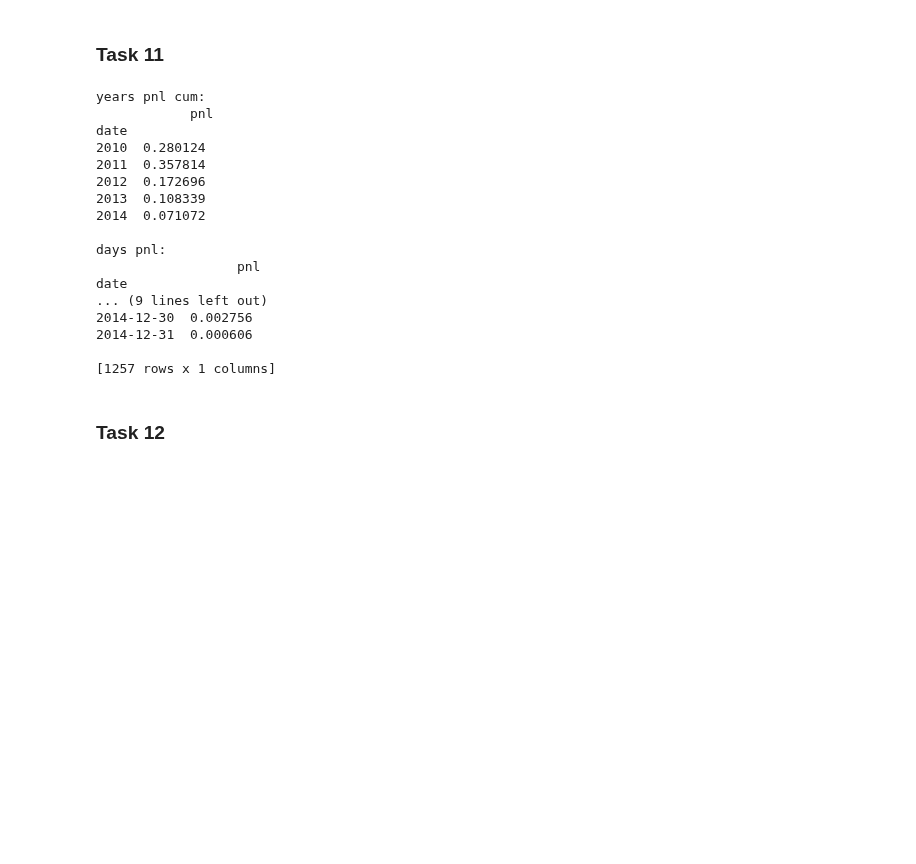
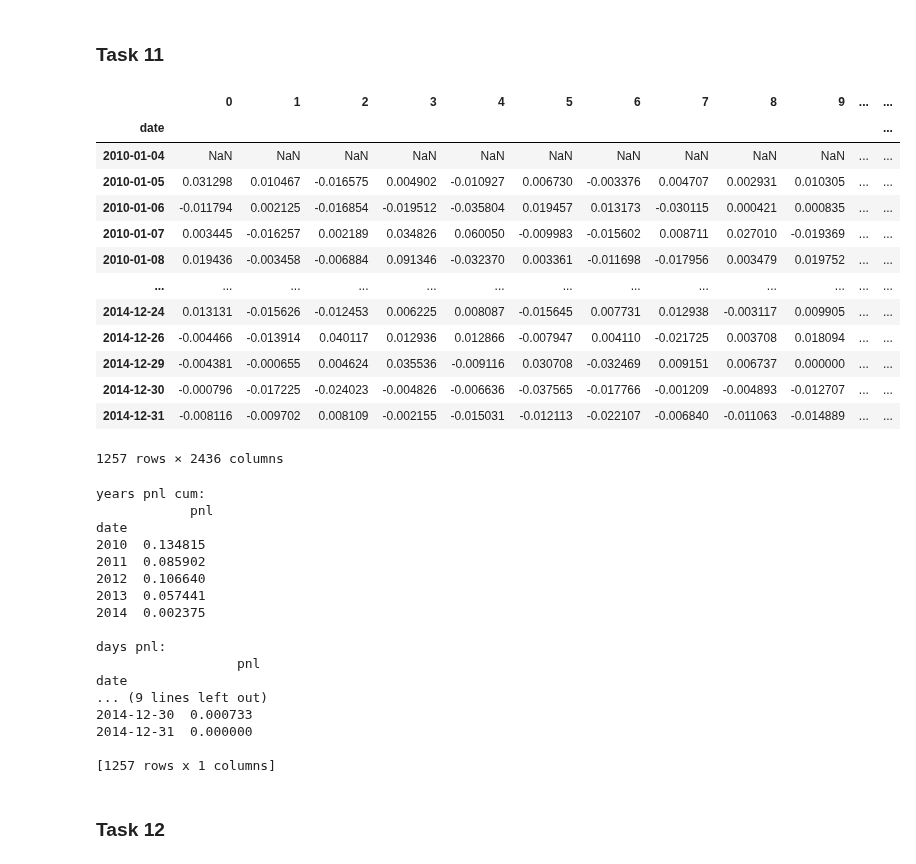
Before and after one commit to ChingisBadmaev/sirius_university, a Jupyter notebook: finding_alphas/task_list_1/main.ipynb, the cells around one changed output. Saved outputs shown, nothing was run; the diff lists cells and outputs as text; code cells hidden in the pictures; blank space fills up the shorter version.

```diff
--- a/finding_alphas/task_list_1/main.ipynb
+++ b/finding_alphas/task_list_1/main.ipynb
@@ -262,5 +305,22 @@ def get_returns_for_pnl(data):
 # %%
 data_returns = get_returns(data)
 data_returns.to_csv('../data/data_returns.csv')
+# %%
+get_returns(data)
+# %% [output]
+|  | 0 | 1 | 2 | 3 | 4 | 5 | 6 | 7 | 8 | 9 | ... | ... |
+| date |  |  |  |  |  |  |  |  |  |  |  | ... |
+| 2010-01-04 | NaN | NaN | NaN | NaN | NaN | NaN | NaN | NaN | NaN | NaN | ... | ... |
+| 2010-01-05 | 0.031298 | 0.010467 | -0.016575 | 0.004902 | -0.010927 | 0.006730 | -0.003376 | 0.004707 | 0.002931 | 0.010305 | ... | ... |
+| 2010-01-06 | -0.011794 | 0.002125 | -0.016854 | -0.019512 | -0.035804 | 0.019457 | 0.013173 | -0.030115 | 0.000421 | 0.000835 | ... | ... |
+| 2010-01-07 | 0.003445 | -0.016257 | 0.002189 | 0.034826 | 0.060050 | -0.009983 | -0.015602 | 0.008711 | 0.027010 | -0.019369 | ... | ... |
+| 2010-01-08 | 0.019436 | -0.003458 | -0.006884 | 0.091346 | -0.032370 | 0.003361 | -0.011698 | -0.017956 | 0.003479 | 0.019752 | ... | ... |
+| ... | ... | ... | ... | ... | ... | ... | ... | ... | ... | ... | ... | ... |
+| 2014-12-24 | 0.013131 | -0.015626 | -0.012453 | 0.006225 | 0.008087 | -0.015645 | 0.007731 | 0.012938 | -0.003117 | 0.009905 | ... | ... |
+| 2014-12-26 | -0.004466 | -0.013914 | 0.040117 | 0.012936 | 0.012866 | -0.007947 | 0.004110 | -0.021725 | 0.003708 | 0.018094 | ... | ... |
+| 2014-12-29 | -0.004381 | -0.000655 | 0.004624 | 0.035536 | -0.009116 | 0.030708 | -0.032469 | 0.009151 | 0.006737 | 0.000000 | ... | ... |
+| 2014-12-30 | -0.000796 | -0.017225 | -0.024023 | -0.004826 | -0.006636 | -0.037565 | -0.017766 | -0.001209 | -0.004893 | -0.012707 | ... | ... |
+| 2014-12-31 | -0.008116 | -0.009702 | 0.008109 | -0.002155 | -0.015031 | -0.012113 | -0.022107 | -0.006840 | -0.011063 | -0.014889 | ... | ... |
+1257 rows × 2436 columns
 # %%
 def get_pnl(returns, alpha, option=0):
@@ -275,9 +336,8 @@ def get_pnl(returns, alpha, option=0):
 #returns = pd.read_csv('../data/data_returns.csv', index_col='date').iloc[1:, :]
 #returns.index = returns.index.astype('datetime64').rename('date')
 
-returns = get_returns_for_pnl(data) - 1
-years_pnl_cum = get_pnl(returns, alpha_revers, 1)
-days_pnl = get_pnl(returns, alpha_revers)
+years_pnl_cum = get_pnl(data_returns, alpha_revers, 1)
+days_pnl = get_pnl(data_returns, alpha_revers)
 
 print('years pnl cum:', '\n', years_pnl_cum)
 print()
@@ -286,18 +346,18 @@ print('days pnl:', '\n', days_pnl)
 years pnl cum:
             pnl
 date
-2010  0.280124
-2011  0.357814
-2012  0.172696
-2013  0.108339
-2014  0.071072
+2010  0.134815
+2011  0.085902
+2012  0.106640
+2013  0.057441
+2014  0.002375
 
 days pnl:
                   pnl
 date
 ... (9 lines left out)
-2014-12-30  0.002756
-2014-12-31  0.000606
+2014-12-30  0.000733
+2014-12-31  0.000000
 
 [1257 rows x 1 columns]
 # %% [markdown]
```
Also changed, not shown: parts of 20 cells of this notebook.
